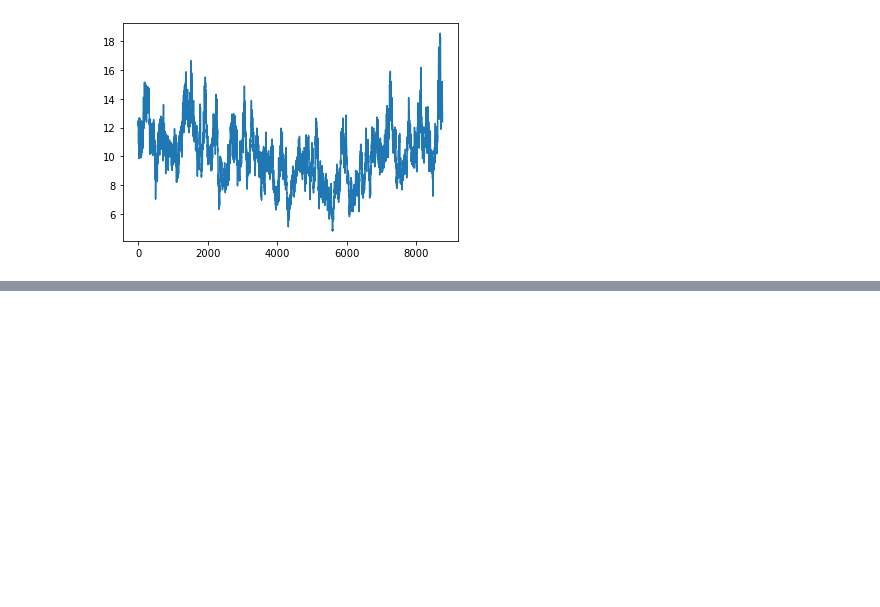
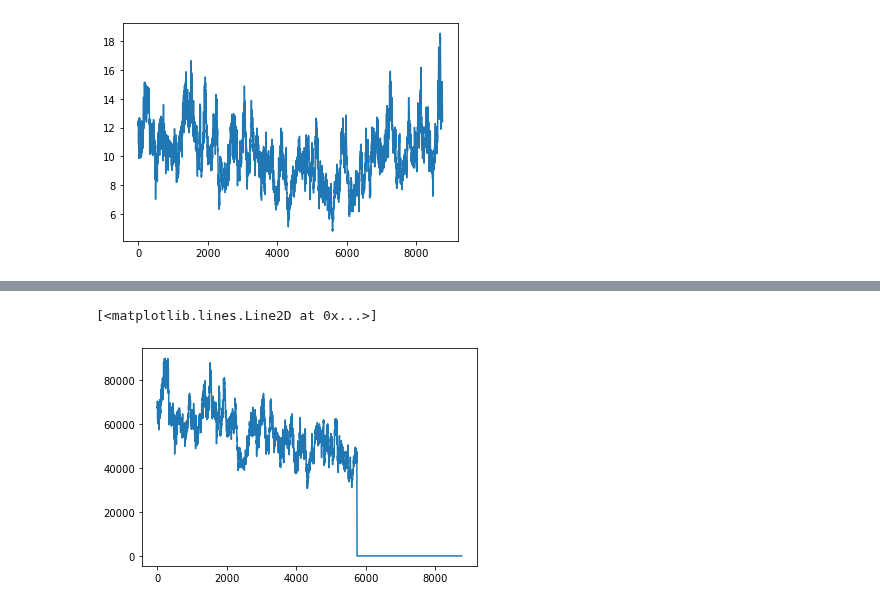
Before and after one commit to tbeucler/2019_WMI, a Jupyter notebook: dev/tbeucler/009_Calculate_ContourL_Reanalysis.ipynb, the cells around one changed output, grey strips where cells are left out. Cells and saved outputs as stored; diff of their text form; code cells hidden in the pictures; blank space fills up the shorter version.

Commit message:
New contour following Julia's remarks

```diff
--- a/dev/tbeucler/009_Calculate_ContourL_Reanalysis.ipynb
+++ b/dev/tbeucler/009_Calculate_ContourL_Reanalysis.ipynb
@@ -187,0 +277,5 @@ plt.plot(L_CONTOUR['2010']/1e6)
+# %%
+plt.plot(L_CONTOUR[str(year)])
+# %% [output]
+[<matplotlib.lines.Line2D at 0x...>]
+[figure, added]
```
Also changed, not shown: parts of 2 cells of this notebook.
